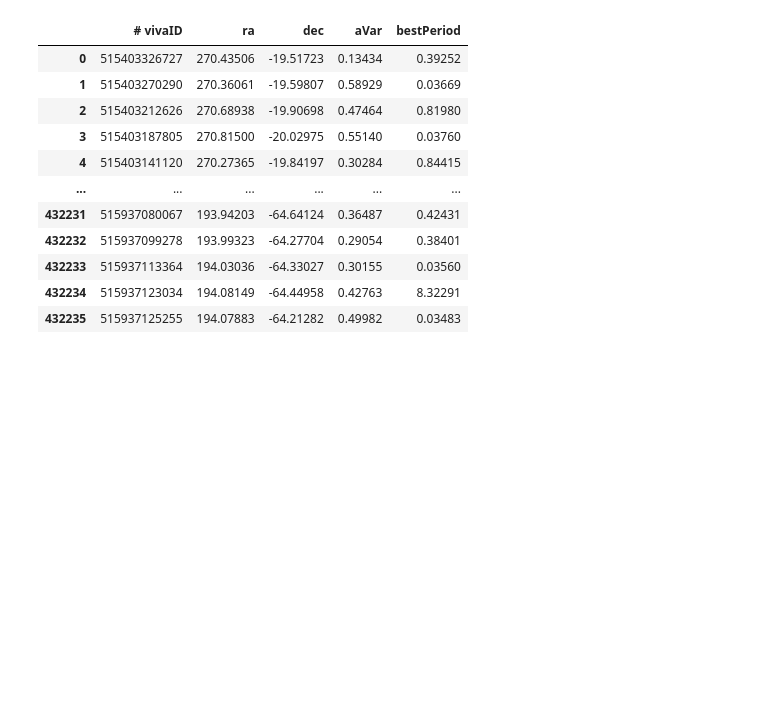
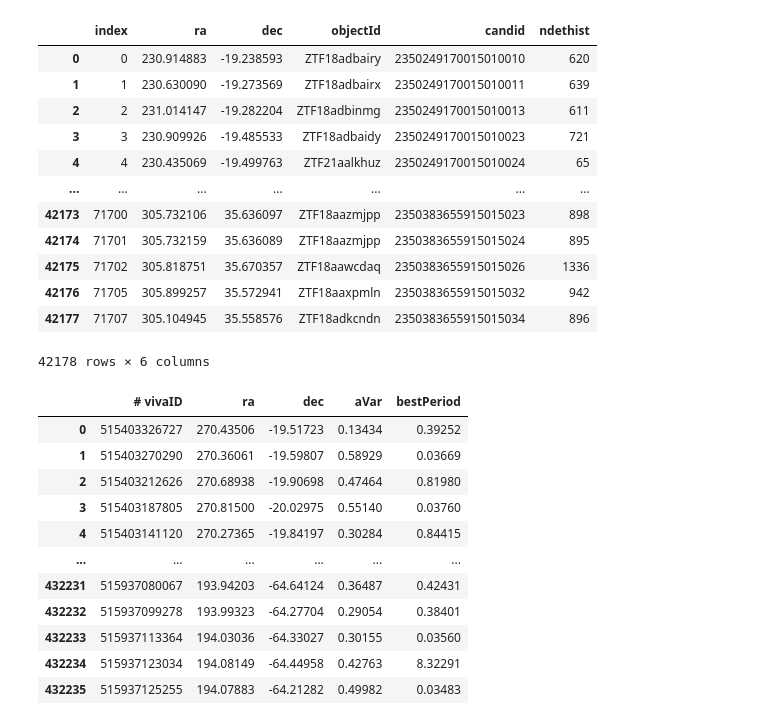
Before and after one commit to robertdstein/snowshovel, a Jupyter notebook: notebooks/readvariablestar.ipynb, the cells around one changed output. Cells and saved outputs as stored; diff of their text form; code cells hidden in the pictures; blank space fills up the shorter version.

```diff
--- a/notebooks/readvariablestar.ipynb
+++ b/notebooks/readvariablestar.ipynb
@@ -69 +86,19 @@ There are 42178 alerts passing our cut
+# %%
+# if necessary, run this code to not have to wait 1 hour to read the whole ztf set to get to the slim_alerts_df
+slim_alerts_df = pd.read_csv('slim_alerts_df.csv')
+slim_alerts_df
+# %% [output]
+|  | index | ra | dec | objectId | candid | ndethist |
+| 0 | 0 | 230.914883 | -19.238593 | ZTF18adbairy | 2350249170015010010 | 620 |
+| 1 | 1 | 230.630090 | -19.273569 | ZTF18adbairx | 2350249170015010011 | 639 |
+| 2 | 2 | 231.014147 | -19.282204 | ZTF18adbinmg | 2350249170015010013 | 611 |
+| 3 | 3 | 230.909926 | -19.485533 | ZTF18adbaidy | 2350249170015010023 | 721 |
+| 4 | 4 | 230.435069 | -19.499763 | ZTF21aalkhuz | 2350249170015010024 | 65 |
+| ... | ... | ... | ... | ... | ... | ... |
+| 42173 | 71700 | 305.732106 | 35.636097 | ZTF18aazmjpp | 2350383655915015023 | 898 |
+| 42174 | 71701 | 305.732159 | 35.636089 | ZTF18aazmjpp | 2350383655915015024 | 895 |
+| 42175 | 71702 | 305.818751 | 35.670357 | ZTF18aawcdaq | 2350383655915015026 | 1336 |
+| 42176 | 71705 | 305.899257 | 35.572941 | ZTF18aaxpmln | 2350383655915015032 | 942 |
+| 42177 | 71707 | 305.104945 | 35.558576 | ZTF18adkcndn | 2350383655915015034 | 896 |
+42178 rows × 6 columns
 # %%
```
Also changed, not shown: parts of 23 cells of this notebook.
